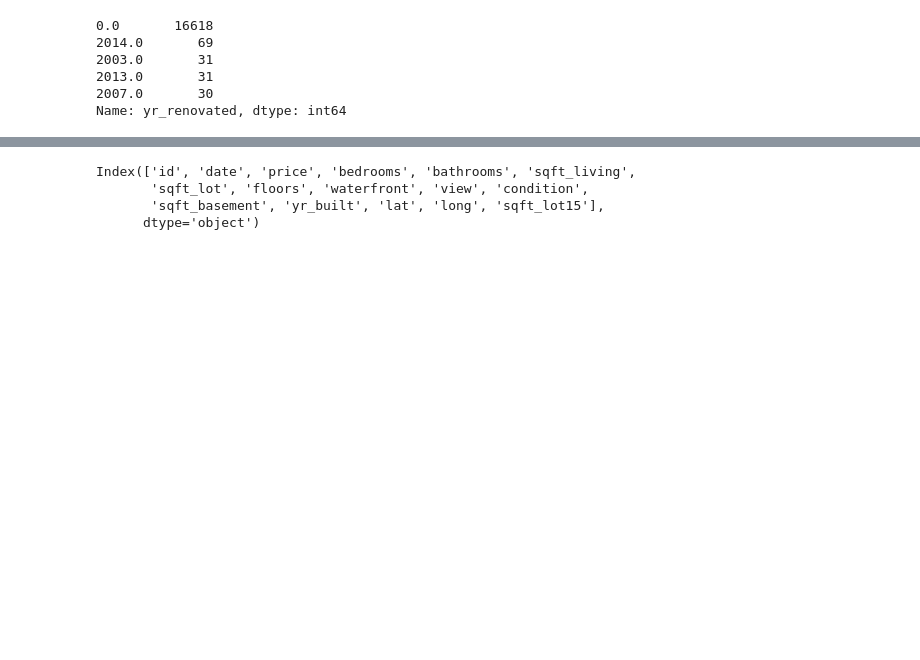
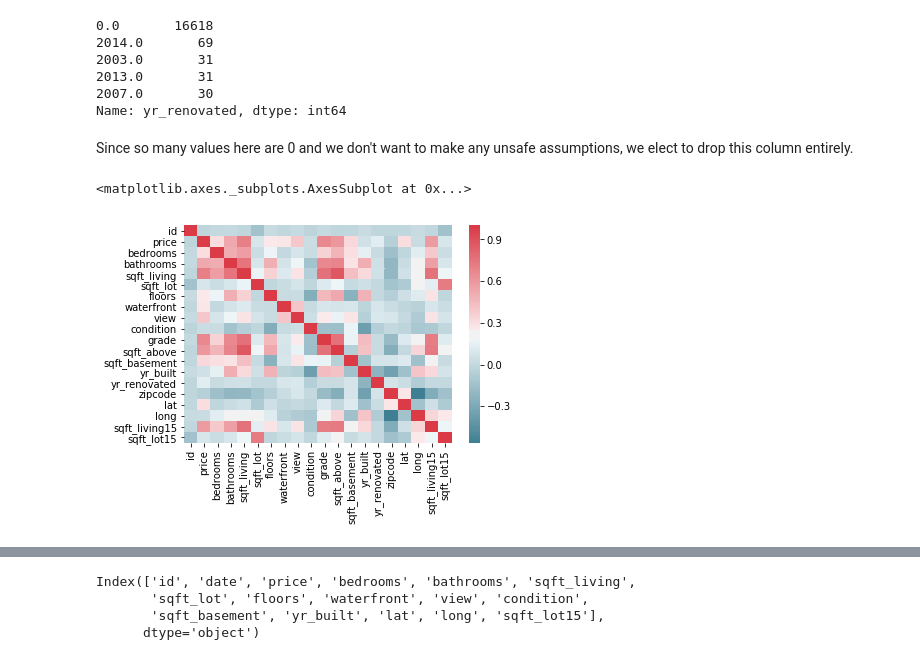
Before and after one commit to AlecMorgan/Housing-Price-Predictor, a Jupyter notebook: wip.ipynb, the cells around one changed output, grey strips where cells are left out. Cells and saved outputs as stored; diff of their text form; code cells hidden in the pictures; blank space fills up the shorter version.

```diff
--- a/wip.ipynb
+++ b/wip.ipynb
@@ -72,3 +72,11 @@ house_data['yr_renovated'].value_counts().head()
 2013.0       31
 2007.0       30
 Name: yr_renovated, dtype: int64
+# %% [markdown]
+Since so many values here are 0 and we don't want to make any unsafe assumptions, we elect to drop this column entirely.
+# %%
+color_map = sns.diverging_palette(220, 10, as_cmap=True)
+sns.heatmap(house_data.corr(), cmap=color_map)
+# %% [output]
+<matplotlib.axes._subplots.AxesSubplot at 0x...>
+[figure, added]
```
Also changed, not shown: parts of 40 cells of this notebook.
